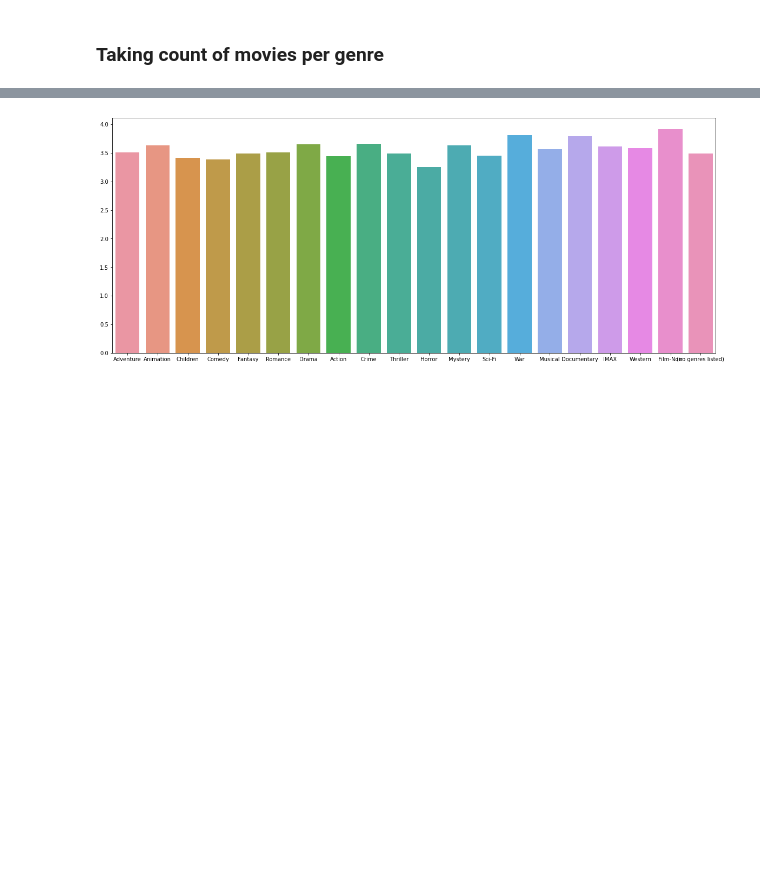
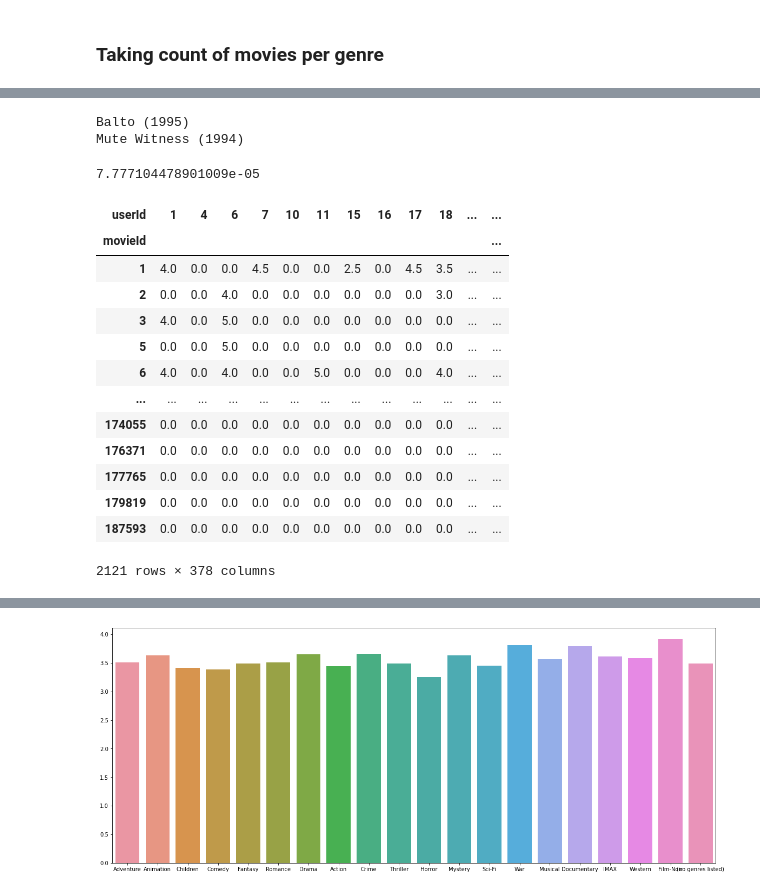
Before and after one commit to manvendra-07/ML-Project-RecommenderSystem, a Jupyter notebook: preprocess.ipynb, the cells around one changed output, grey strips where cells are left out. Drawn from its saved outputs; the diff is of its cells as text; code cells hidden in the pictures; blank space fills up the shorter version.

```diff
--- a/preprocess.ipynb
+++ b/preprocess.ipynb
@@ -159,0 +226,3 @@ data.head()
+# %%
+df = ratings.pivot(index='movieId', columns='userId', values='rating')
+df.head()
@@ -159,0 +254,3 @@ data.head()
+# %%
+df.fillna(0, inplace=True)
+df.isna().sum()
@@ -159,0 +271,48 @@ data.head()
+# %%
+def find_similarity(id1, id2):
+    a = movies.iloc[id1]
+    b = movies.iloc[id2]
+
+    rating_a = ratings.iloc[id1]
+    rating_b = ratings.iloc[id2]
+
+    rating_distance = distance.cosine(rating_a, rating_b)
+
+
+    genre_a = a[Genres]
+    genre_b = b[Genres]
+
+    genre_distance = distance.cosine(genre_a, genre_b)
+
+    print(a.title, b.title, sep='\n')
+
+    return genre_distance + rating_distance
+
+find_similarity(12, 154)
+# %% [output]
+Balto (1995)
+Mute Witness (1994)
+7.777104478901009e-05
+# %%
+no_user_voted = ratings.groupby('movieId')['rating'].agg('count')
+no_movies_voted = ratings.groupby('userId')['rating'].agg('count')
+# %%
+df = df.loc[no_user_voted[no_user_voted > 10].index,:]
+# %%
+df=df.loc[:,no_movies_voted[no_movies_voted > 50].index]
+df
+# %% [output]
+| userId | 1 | 4 | 6 | 7 | 10 | 11 | 15 | 16 | 17 | 18 | ... | ... |
+| movieId |  |  |  |  |  |  |  |  |  |  |  | ... |
+| 1 | 4.0 | 0.0 | 0.0 | 4.5 | 0.0 | 0.0 | 2.5 | 0.0 | 4.5 | 3.5 | ... | ... |
+| 2 | 0.0 | 0.0 | 4.0 | 0.0 | 0.0 | 0.0 | 0.0 | 0.0 | 0.0 | 3.0 | ... | ... |
+| 3 | 4.0 | 0.0 | 5.0 | 0.0 | 0.0 | 0.0 | 0.0 | 0.0 | 0.0 | 0.0 | ... | ... |
+| 5 | 0.0 | 0.0 | 5.0 | 0.0 | 0.0 | 0.0 | 0.0 | 0.0 | 0.0 | 0.0 | ... | ... |
+| 6 | 4.0 | 0.0 | 4.0 | 0.0 | 0.0 | 5.0 | 0.0 | 0.0 | 0.0 | 4.0 | ... | ... |
+| ... | ... | ... | ... | ... | ... | ... | ... | ... | ... | ... | ... | ... |
+| 174055 | 0.0 | 0.0 | 0.0 | 0.0 | 0.0 | 0.0 | 0.0 | 0.0 | 0.0 | 0.0 | ... | ... |
+| 176371 | 0.0 | 0.0 | 0.0 | 0.0 | 0.0 | 0.0 | 0.0 | 0.0 | 0.0 | 0.0 | ... | ... |
+| 177765 | 0.0 | 0.0 | 0.0 | 0.0 | 0.0 | 0.0 | 0.0 | 0.0 | 0.0 | 0.0 | ... | ... |
+| 179819 | 0.0 | 0.0 | 0.0 | 0.0 | 0.0 | 0.0 | 0.0 | 0.0 | 0.0 | 0.0 | ... | ... |
+| 187593 | 0.0 | 0.0 | 0.0 | 0.0 | 0.0 | 0.0 | 0.0 | 0.0 | 0.0 | 0.0 | ... | ... |
+2121 rows × 378 columns
```
Also changed, not shown: parts of 28 cells of this notebook, 3 other files.
